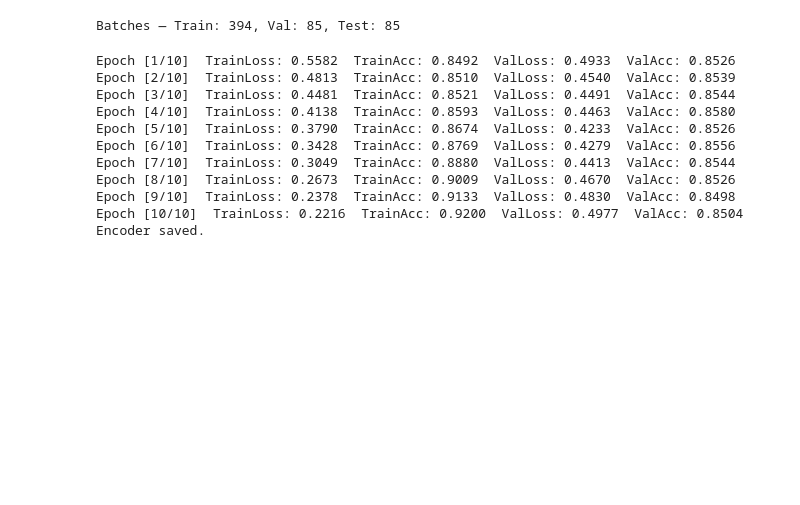
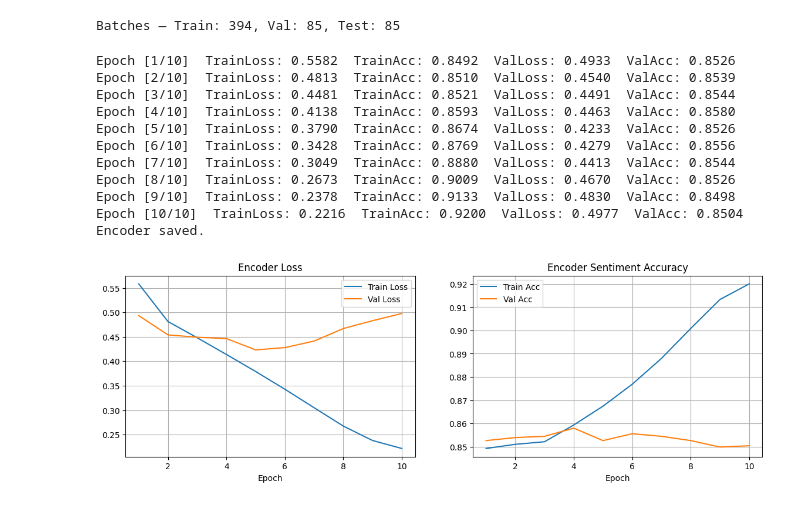
Before and after one commit to abdullahgujjar521/NLP-Assignment-3, a Jupyter notebook: I232641_NLP_Assignment3.ipynb, the cells around one changed output. Saved outputs shown, nothing was run; the diff lists cells and outputs as text; code cells hidden in the pictures; blank space fills up the shorter version.

```diff
--- a/I232641_NLP_Assignment3.ipynb
+++ b/I232641_NLP_Assignment3.ipynb
@@ -361,3 +361,16 @@ Epoch [8/10]  TrainLoss: 0.2673  TrainAcc: 0.9009  ValLoss: 0.4670  ValAcc: 0.85
 Epoch [9/10]  TrainLoss: 0.2378  TrainAcc: 0.9133  ValLoss: 0.4830  ValAcc: 0.8498
 Epoch [10/10]  TrainLoss: 0.2216  TrainAcc: 0.9200  ValLoss: 0.4977  ValAcc: 0.8504
 Encoder saved.
+# %%
+# Plot encoder learning curves for loss and sentiment accuracy
+epochs = range(1, ENC_EPOCHS + 1)
+fig, axes = plt.subplots(1, 2, figsize=(14, 4))
+axes[0].plot(epochs, enc_train_losses, label='Train Loss')
+axes[0].plot(epochs, enc_val_losses,   label='Val Loss')
+axes[0].set_title('Encoder Loss'); axes[0].set_xlabel('Epoch'); axes[0].legend(); axes[0].grid(True)
+axes[1].plot(epochs, enc_train_accs, label='Train Acc')
+axes[1].plot(epochs, enc_val_accs,   label='Val Acc')
+axes[1].set_title('Encoder Sentiment Accuracy'); axes[1].set_xlabel('Epoch'); axes[1].legend(); axes[1].grid(True)
+#plt.tight_layout(); plt.savefig('results/encoder_curves.png', dpi=150); plt.show()
+# %% [output]
+[figure, added]
```
